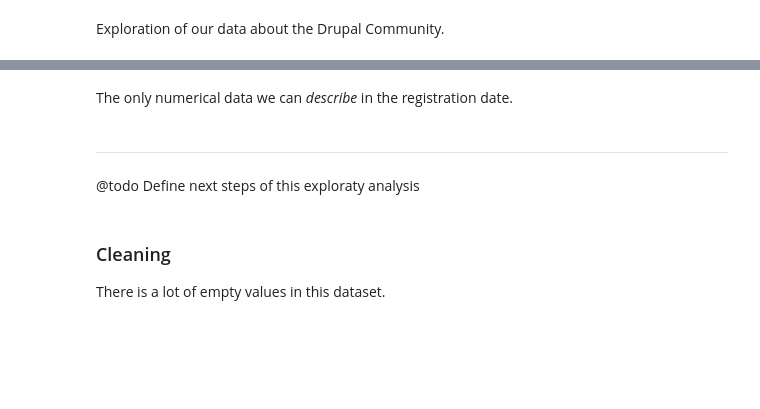
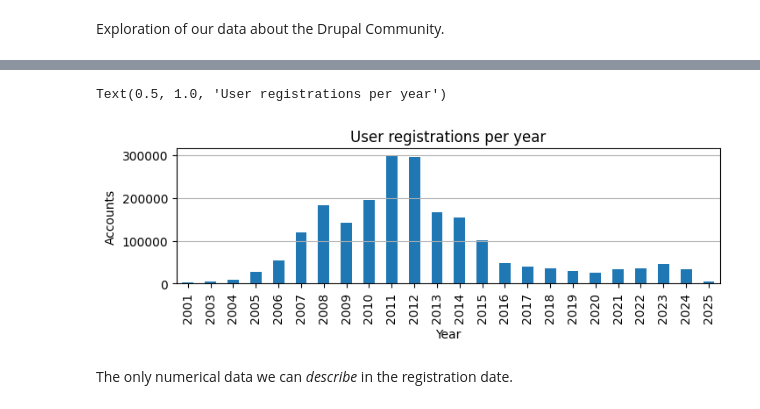
Before and after one commit to MatthieuScarset/drucom, a Jupyter notebook: notebook/exploration.ipynb, the cells around one changed output, grey strips where cells are left out. Cells and saved outputs as stored; diff of their text form; code cells hidden in the pictures; blank space fills up the shorter version.

```diff
--- a/notebook/exploration.ipynb
+++ b/notebook/exploration.ipynb
@@ -138,2 +232,13 @@ KeyError: 'registered_on'
+# %%
+plt.figure(figsize=(8, 2))
+users['created'].dt.year.value_counts(
+).sort_index().plot(kind="bar", legend=False)
+plt.xlabel("Year")
+plt.ylabel("Accounts")
+plt.grid(axis='y')
+plt.title("User registrations per year")
+# %% [output]
+Text(0.5, 1.0, 'User registrations per year')
+[figure, added]
 # %% [markdown]
 The only numerical data we can *describe* in the registration date.
@@ -142,8 +244,0 @@ df['registered_on'].describe()
-# %% [markdown]
----
-
-@todo Define next steps of this exploraty analysis
-# %% [markdown]
-### Cleaning
-
-There is a lot of empty values in this dataset.
```
Also changed, not shown: parts of 45 cells of this notebook, 2 other files.
